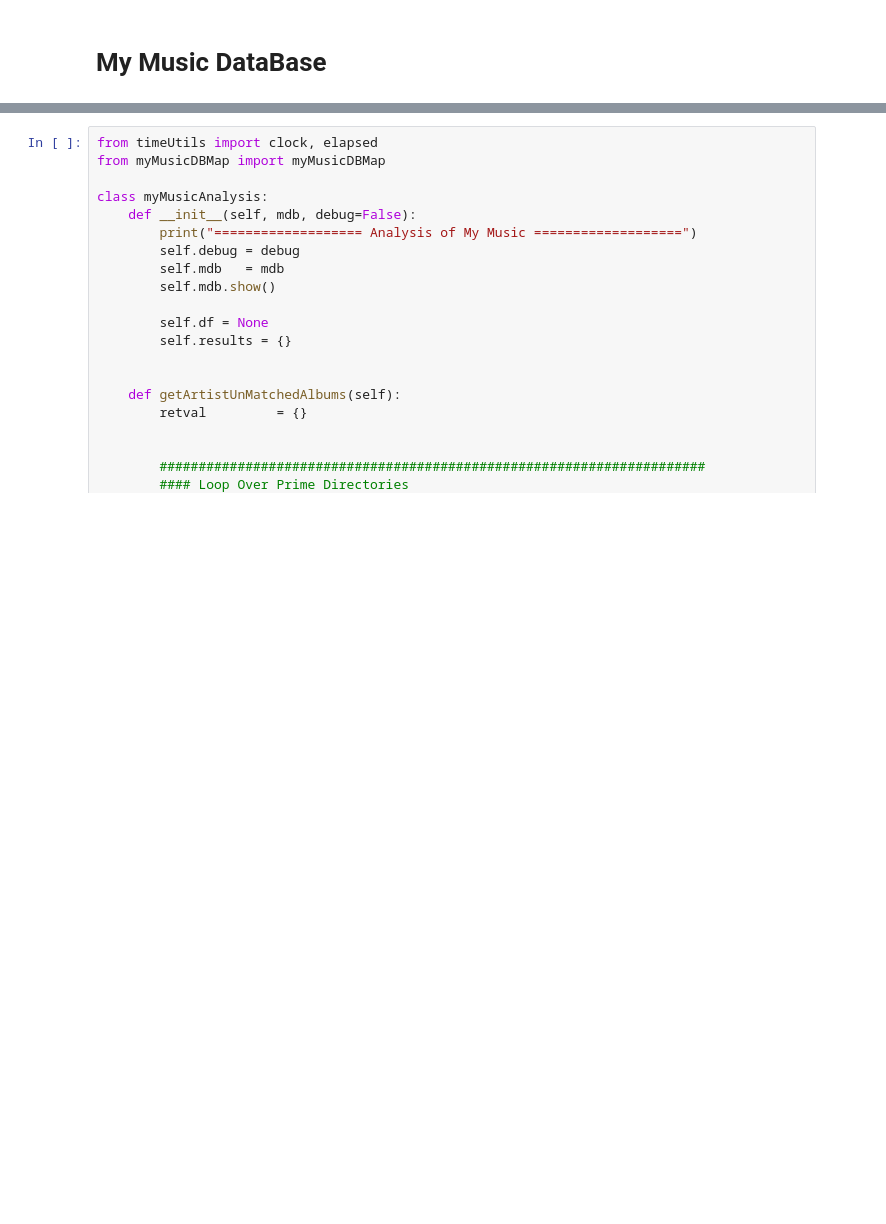
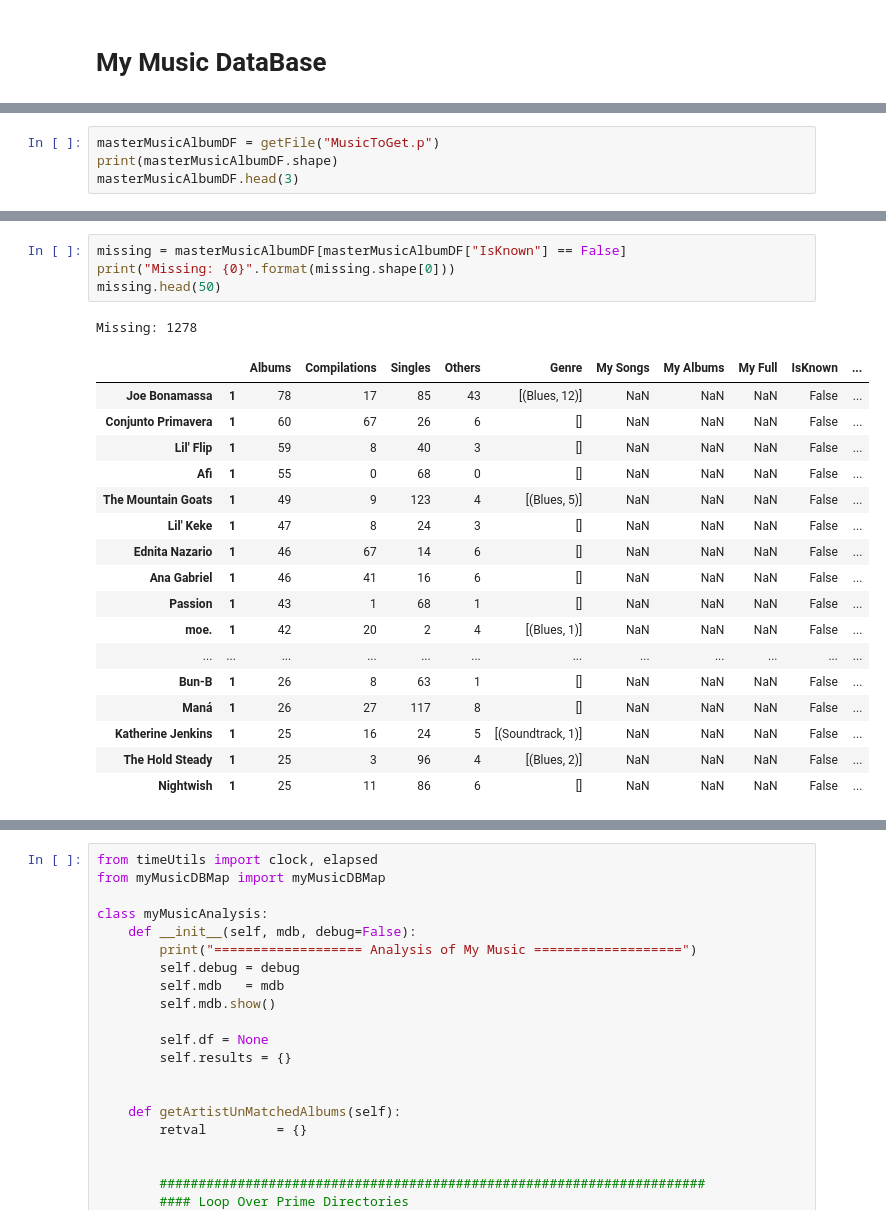
Before and after one commit to tgadf/music, a Jupyter notebook: Analysis.ipynb, the cells around one changed output, grey strips where cells are left out. Cells and saved outputs as stored; diff of their text form; blank space fills up the shorter version.

```diff
--- a/Analysis.ipynb
+++ b/Analysis.ipynb
@@ -622,0 +592,4 @@ class matchMyMusic:
+# %%
+masterMusicAlbumDF = getFile("MusicToGet.p")
+print(masterMusicAlbumDF.shape)
+masterMusicAlbumDF.head(3)
@@ -622,0 +602,23 @@ class matchMyMusic:
+# %%
+missing = masterMusicAlbumDF[masterMusicAlbumDF["IsKnown"] == False]
+print("Missing: {0}".format(missing.shape[0]))
+missing.head(50)
+# %% [output]
+Missing: 1278
+|  |  | Albums | Compilations | Singles | Others | Genre | My Songs | My Albums | My Full | IsKnown | ... |
+| Joe Bonamassa | 1 | 78 | 17 | 85 | 43 | [(Blues, 12)] | NaN | NaN | NaN | False | ... |
+| Conjunto Primavera | 1 | 60 | 67 | 26 | 6 | [] | NaN | NaN | NaN | False | ... |
+| Lil' Flip | 1 | 59 | 8 | 40 | 3 | [] | NaN | NaN | NaN | False | ... |
+| Afi | 1 | 55 | 0 | 68 | 0 | [] | NaN | NaN | NaN | False | ... |
+| The Mountain Goats | 1 | 49 | 9 | 123 | 4 | [(Blues, 5)] | NaN | NaN | NaN | False | ... |
+| Lil' Keke | 1 | 47 | 8 | 24 | 3 | [] | NaN | NaN | NaN | False | ... |
+| Ednita Nazario | 1 | 46 | 67 | 14 | 6 | [] | NaN | NaN | NaN | False | ... |
+| Ana Gabriel | 1 | 46 | 41 | 16 | 6 | [] | NaN | NaN | NaN | False | ... |
+| Passion | 1 | 43 | 1 | 68 | 1 | [] | NaN | NaN | NaN | False | ... |
+| moe. | 1 | 42 | 20 | 2 | 4 | [(Blues, 1)] | NaN | NaN | NaN | False | ... |
+| ... | ... | ... | ... | ... | ... | ... | ... | ... | ... | ... | ... |
+| Bun-B | 1 | 26 | 8 | 63 | 1 | [] | NaN | NaN | NaN | False | ... |
+| Maná | 1 | 26 | 27 | 117 | 8 | [] | NaN | NaN | NaN | False | ... |
+| Katherine Jenkins | 1 | 25 | 16 | 24 | 5 | [(Soundtrack, 1)] | NaN | NaN | NaN | False | ... |
+| The Hold Steady | 1 | 25 | 3 | 96 | 4 | [(Blues, 2)] | NaN | NaN | NaN | False | ... |
+| Nightwish | 1 | 25 | 11 | 86 | 6 | [] | NaN | NaN | NaN | False | ... |
```
Also changed, not shown: parts of 99 cells of this notebook, 5 other files.
